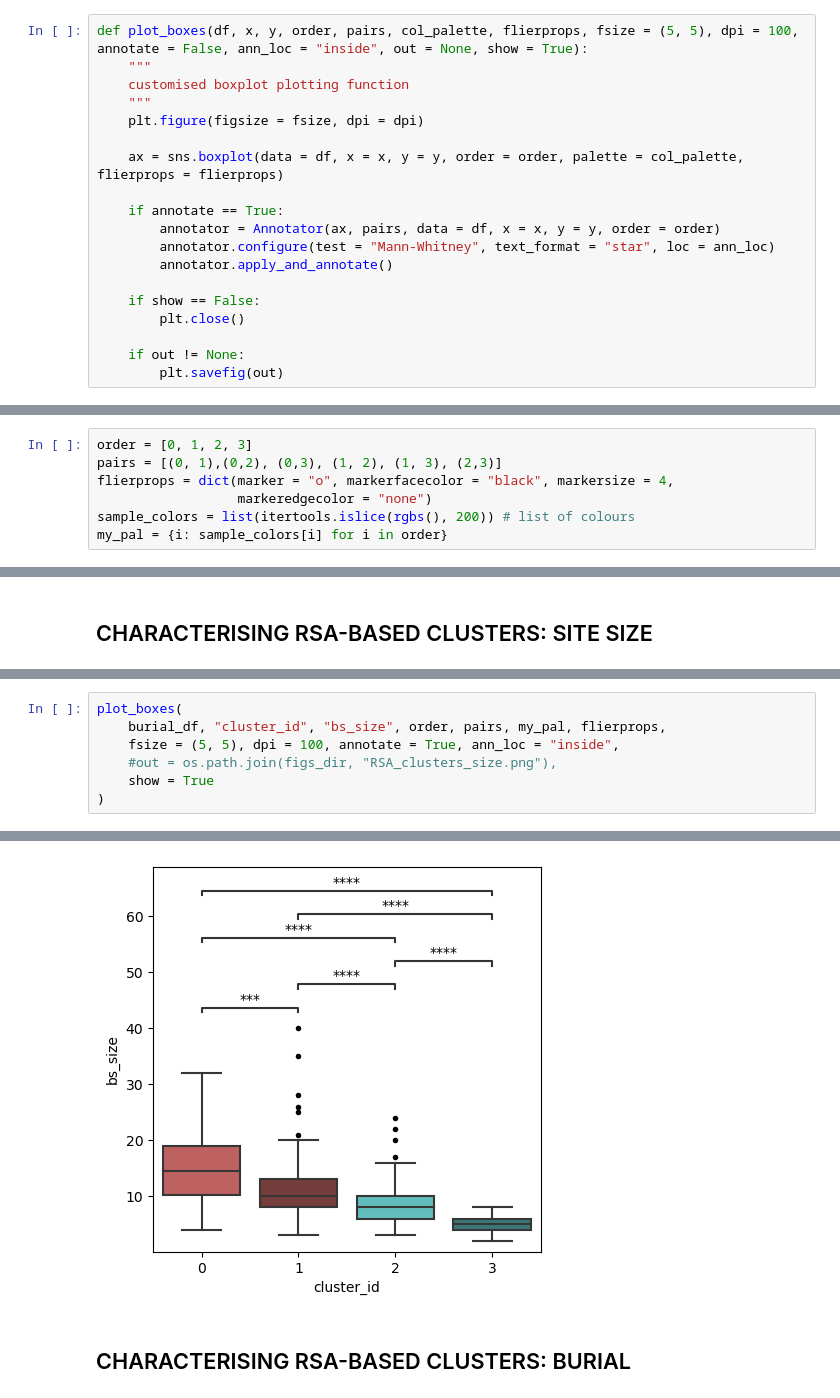
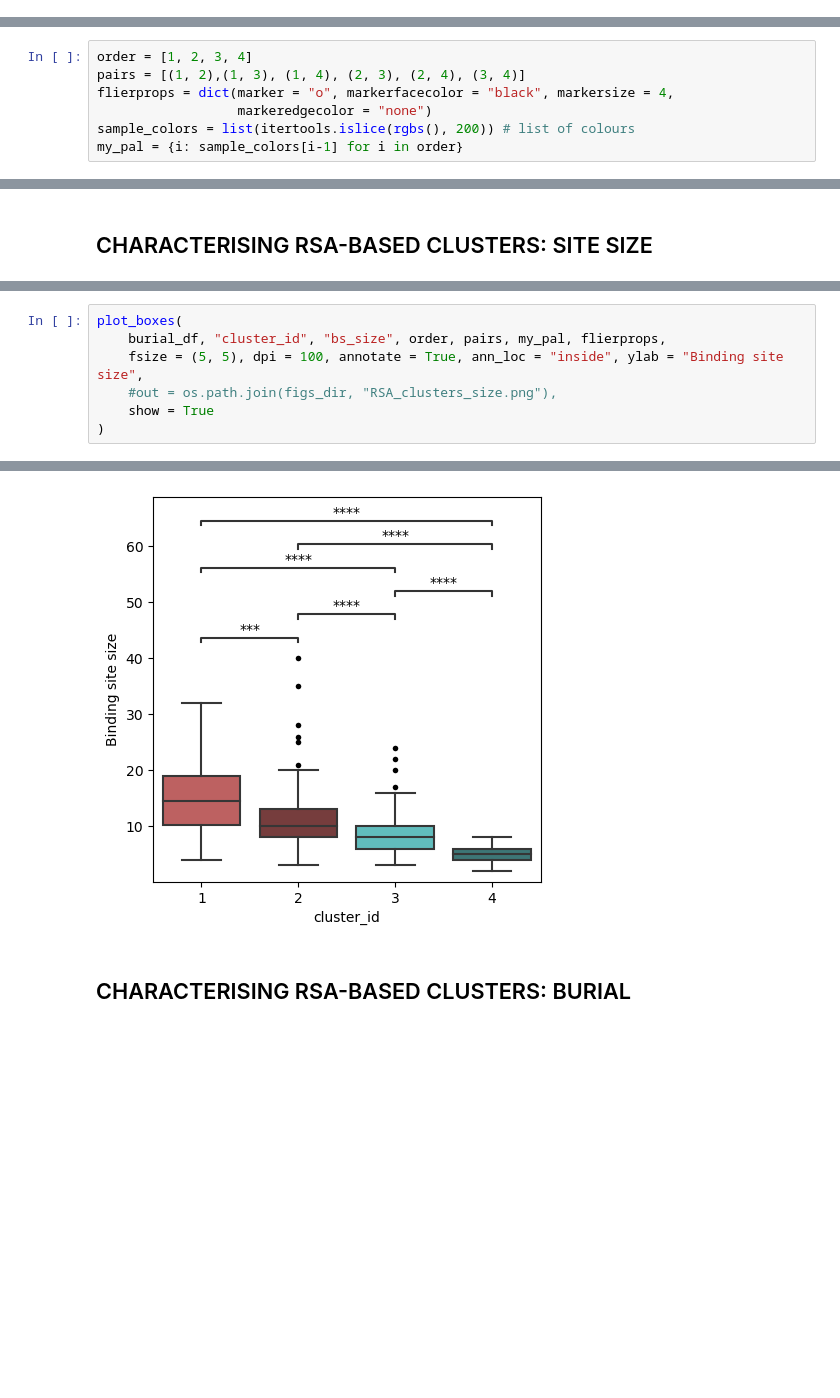
Before and after one commit to bartongroup/FRAGSYS, a Jupyter notebook: analysis/9.5_fragsys_RSA_clusters_annotator.ipynb, the cells around one changed output, grey strips where cells are left out. Drawn from its saved outputs; the diff is of its cells as text; blank space fills up the shorter version.

```diff
--- a/analysis/9.5_fragsys_RSA_clusters_annotator.ipynb
+++ b/analysis/9.5_fragsys_RSA_clusters_annotator.ipynb
@@ -15,19 +14,0 @@ from statannotations.Annotator import Annotator
-# %%
-def plot_boxes(df, x, y, order, pairs, col_palette, flierprops, fsize = (5, 5), dpi = 100, annotate = False, ann_loc = "inside", out = None, show = True):
-    """
-    customised boxplot plotting function
-    """
-    plt.figure(figsize = fsize, dpi = dpi)
-
-    ax = sns.boxplot(data = df, x = x, y = y, order = order, palette = col_palette, flierprops = flierprops)
-
-    if annotate == True:
-        annotator = Annotator(ax, pairs, data = df, x = x, y = y, order = order)
-        annotator.configure(test = "Mann-Whitney", text_format = "star", loc = ann_loc)
-        annotator.apply_and_annotate()
-
-    if show == False:
-        plt.close()
-
-    if out != None:
-        plt.savefig(out)
@@ -43,12 +92,12 @@ shenk_df = pd.read_pickle(os.path.join(results_dir, "clusters_shenkin.pkl"))
 mess_df = pd.read_pickle(os.path.join(results_dir, "clusters_mes.pkl"))
 burial_df = pd.read_pickle(os.path.join(results_dir, "clusters_burial_size.pkl"))
 # %%
-order = [0, 1, 2, 3]
-pairs = [(0, 1),(0,2), (0,3), (1, 2), (1, 3), (2,3)]
+order = [1, 2, 3, 4]
+pairs = [(1, 2),(1, 3), (1, 4), (2, 3), (2, 4), (3, 4)]
 flierprops = dict(marker = "o", markerfacecolor = "black", markersize = 4,
                   markeredgecolor = "none")
 sample_colors = list(itertools.islice(rgbs(), 200)) # list of colours
-my_pal = {i: sample_colors[i] for i in order}
+my_pal = {i: sample_colors[i-1] for i in order}
 # %% [markdown]
 ## CHARACTERISING RSA-BASED CLUSTERS: RSA
 # %%
@@ -154,7 +203,7 @@ burial_df.head(3)
 # %%
 plot_boxes(
     burial_df, "cluster_id", "bs_size", order, pairs, my_pal, flierprops,
-    fsize = (5, 5), dpi = 100, annotate = True, ann_loc = "inside",
+    fsize = (5, 5), dpi = 100, annotate = True, ann_loc = "inside", ylab = "Binding site size",
     #out = os.path.join(figs_dir, "RSA_clusters_size.png"),
     show = True
 )
@@ -175,4 +224,4 @@ p-value annotation legend:
-[figure, old version]
+[figure, new version]
 # %% [markdown]
 ## CHARACTERISING RSA-BASED CLUSTERS: BURIAL
 # %%
```
Also changed, not shown: parts of 16 cells of this notebook, 16 other files.
